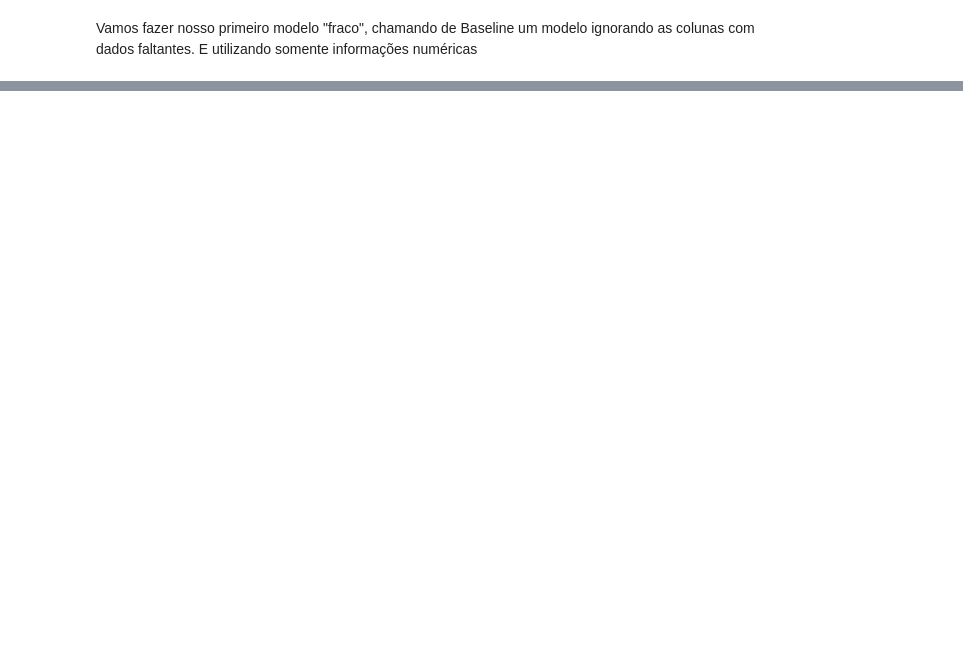
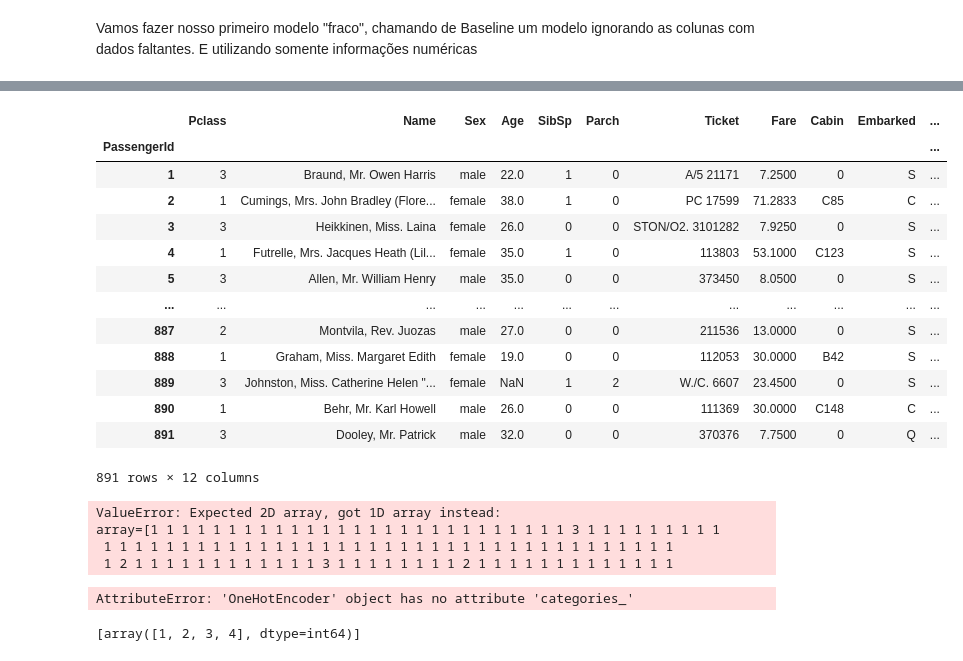
Before and after one commit to thiago-ouverney/Kaggle_Titanic, a Jupyter notebook: Thiago_notebook.ipynb, the cells around one changed output, grey strips where cells are left out. Saved outputs shown, nothing was run; the diff lists cells and outputs as text; code cells hidden in the pictures; blank space fills up the shorter version.

```diff
--- a/Notebooks/Analise.ipynb
+++ b/Thiago_notebook.ipynb
@@ -488,0 +223,2 @@ FINALIZADO!!!
+# %%
+df_analise = x.copy()
@@ -488,0 +245,2 @@ FINALIZADO!!!
+# %%
+df_analise['Cabin'].fillna("0",inplace=True)
@@ -488,0 +253,35 @@ FINALIZADO!!!
+# %%
+df_analise
+# %% [output]
+|  | Pclass | Name | Sex | Age | SibSp | Parch | Ticket | Fare | Cabin | Embarked | ... |
+| PassengerId |  |  |  |  |  |  |  |  |  |  | ... |
+| 1 | 3 | Braund, Mr. Owen Harris | male | 22.0 | 1 | 0 | A/5 21171 | 7.2500 | 0 | S | ... |
+| 2 | 1 | Cumings, Mrs. John Bradley (Flore... | female | 38.0 | 1 | 0 | PC 17599 | 71.2833 | C85 | C | ... |
+| 3 | 3 | Heikkinen, Miss. Laina | female | 26.0 | 0 | 0 | STON/O2. 3101282 | 7.9250 | 0 | S | ... |
+| 4 | 1 | Futrelle, Mrs. Jacques Heath (Lil... | female | 35.0 | 1 | 0 | 113803 | 53.1000 | C123 | S | ... |
+| 5 | 3 | Allen, Mr. William Henry | male | 35.0 | 0 | 0 | 373450 | 8.0500 | 0 | S | ... |
+| ... | ... | ... | ... | ... | ... | ... | ... | ... | ... | ... | ... |
+| 887 | 2 | Montvila, Rev. Juozas | male | 27.0 | 0 | 0 | 211536 | 13.0000 | 0 | S | ... |
+| 888 | 1 | Graham, Miss. Margaret Edith | female | 19.0 | 0 | 0 | 112053 | 30.0000 | B42 | S | ... |
+| 889 | 3 | Johnston, Miss. Catherine Helen "... | female | NaN | 1 | 2 | W./C. 6607 | 23.4500 | 0 | S | ... |
+| 890 | 1 | Behr, Mr. Karl Howell | male | 26.0 | 0 | 0 | 111369 | 30.0000 | C148 | C | ... |
+| 891 | 3 | Dooley, Mr. Patrick | male | 32.0 | 0 | 0 | 370376 | 7.7500 | 0 | Q | ... |
+891 rows × 12 columns
+# %%
+from sklearn.preprocessing import OneHotEncoder
+
+ = OneHotEncoder(drop='first',sparse=False)
+drop_enc = OneHotEncoder().fit_transform(df_analise[["Size_Cabin","Test_Cabin"]],sparse=False)
+# %% [output]
+ValueError: Expected 2D array, got 1D array instead:
+array=[1 1 1 1 1 1 1 1 1 1 1 1 1 1 1 1 1 1 1 1 1 1 1 1 1 1 1 3 1 1 1 1 1 1 1 1 1
+ 1 1 1 1 1 1 1 1 1 1 1 1 1 1 1 1 1 1 1 1 1 1 1 1 1 1 1 1 1 1 1 1 1 1 1 1 1
+ 1 2 1 1 1 1 1 1 1 1 1 1 1 1 3 1 1 1 1 1 1 1 1 2 1 1 1 1 1 1 1 1 1 1 1 1 1
+# %%
+ohe.categories_
+# %% [output]
+AttributeError: 'OneHotEncoder' object has no attribute 'categories_'
+# %%
+ohe.categories_
+# %% [output]
+[array([1, 2, 3, 4], dtype=int64)]
```
Also changed, not shown: parts of 45 cells of this notebook, 5 other files.
